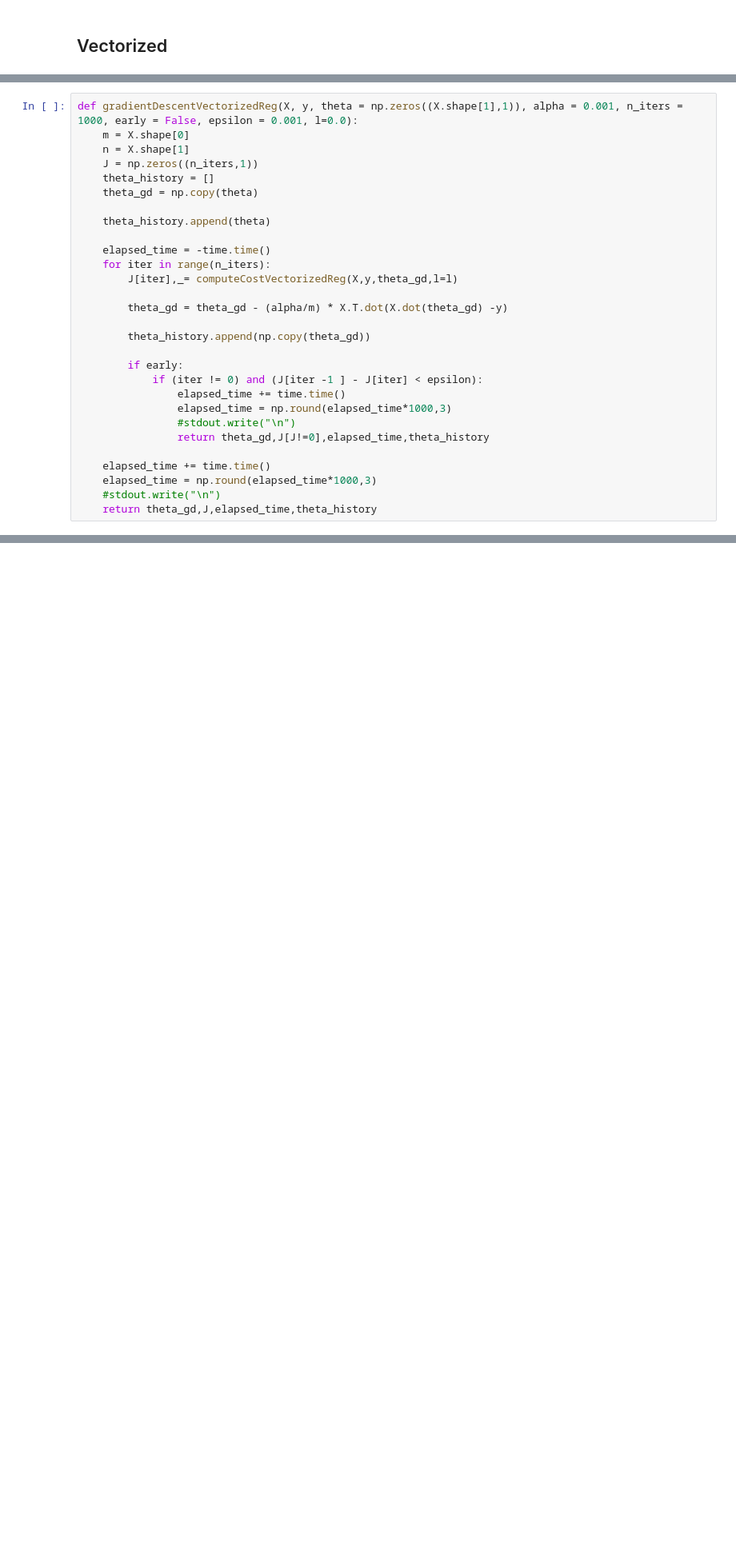
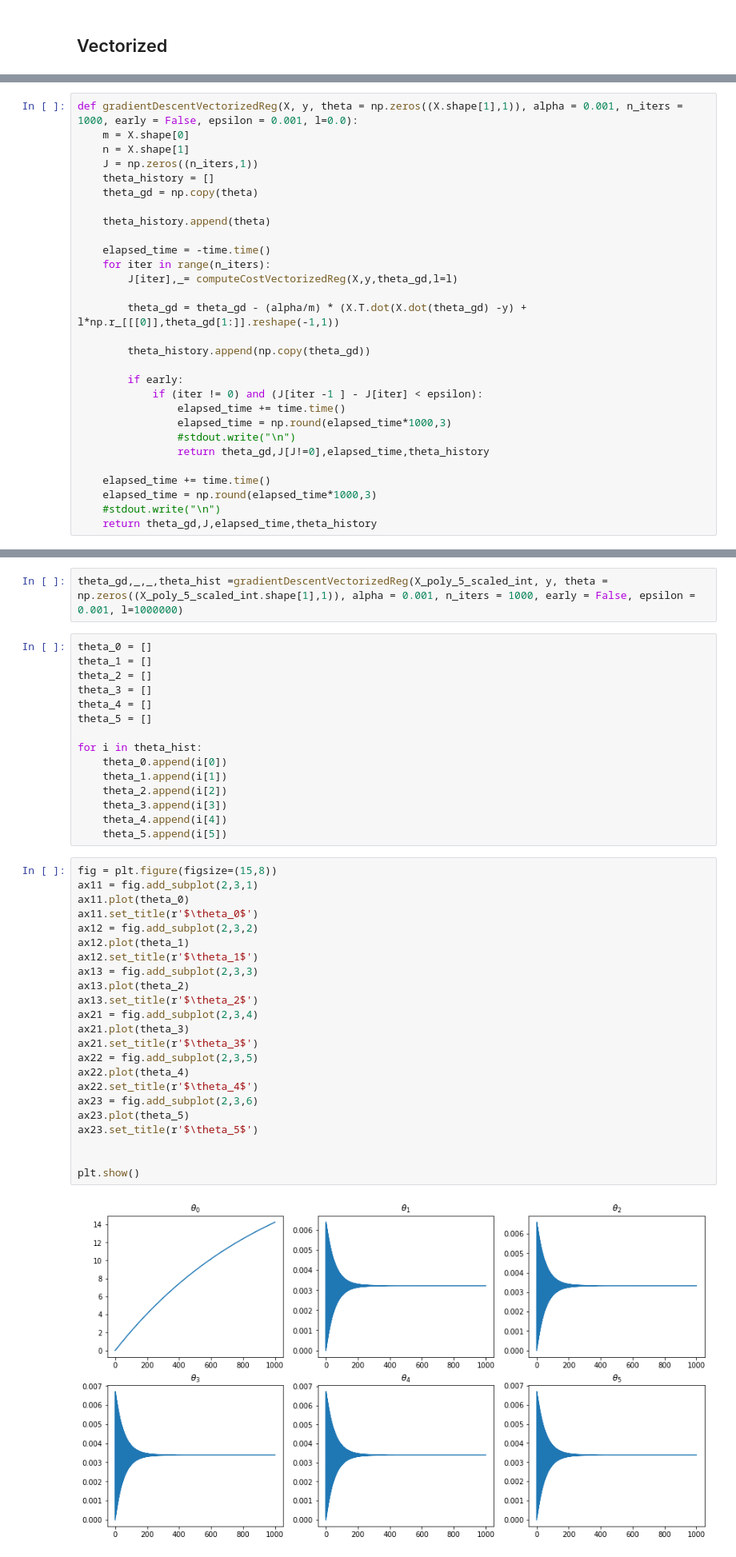
Before and after one commit to Zeruel92/hpc_exercices, a Jupyter notebook: Regularization/Regularization.ipynb, the cells around one changed output, grey strips where cells are left out. Shown: that part at 80% size. Saved outputs shown, nothing was run; the diff lists cells and outputs as text; blank space fills up the shorter version.

Commit message:
normal equation reg gradient vectorized reg plots

```diff
--- a/Regularization/Regularization.ipynb
+++ b/Regularization/Regularization.ipynb
@@ -184,7 +184,7 @@ def gradientDescentVectorizedReg(X, y, theta = np.zeros((X.shape[1],1)), alpha =
     for iter in range(n_iters):
         J[iter],_= computeCostVectorizedReg(X,y,theta_gd,l=l)
 
-        theta_gd = theta_gd - (alpha/m) * X.T.dot(X.dot(theta_gd) -y)
+        theta_gd = theta_gd - (alpha/m) * (X.T.dot(X.dot(theta_gd) -y) + l*np.r_[[[0]],theta_gd[1:]].reshape(-1,1))
 
         theta_history.append(np.copy(theta_gd))
 
@@ -205,0 +248,42 @@ computeCostVectorizedReg(X_poly_2_scaled_int, y, theta = np.zeros((X_poly_2_scal
+# %%
+theta_gd,_,_,theta_hist =gradientDescentVectorizedReg(X_poly_5_scaled_int, y, theta = np.zeros((X_poly_5_scaled_int.shape[1],1)), alpha = 0.001, n_iters = 1000, early = False, epsilon = 0.001, l=1000000)
+# %%
+theta_0 = []
+theta_1 = []
+theta_2 = []
+theta_3 = []
+theta_4 = []
+theta_5 = []
+
+for i in theta_hist:
+    theta_0.append(i[0])
+    theta_1.append(i[1])
+    theta_2.append(i[2])
+    theta_3.append(i[3])
+    theta_4.append(i[4])
+    theta_5.append(i[5])
+# %%
+fig = plt.figure(figsize=(15,8))
+ax11 = fig.add_subplot(2,3,1)
+ax11.plot(theta_0)
+ax11.set_title(r'$\theta_0$')
+ax12 = fig.add_subplot(2,3,2)
+ax12.plot(theta_1)
+ax12.set_title(r'$\theta_1$')
+ax13 = fig.add_subplot(2,3,3)
+ax13.plot(theta_2)
+ax13.set_title(r'$\theta_2$')
+ax21 = fig.add_subplot(2,3,4)
+ax21.plot(theta_3)
+ax21.set_title(r'$\theta_3$')
+ax22 = fig.add_subplot(2,3,5)
+ax22.plot(theta_4)
+ax22.set_title(r'$\theta_4$')
+ax23 = fig.add_subplot(2,3,6)
+ax23.plot(theta_5)
+ax23.set_title(r'$\theta_5$')
+
+
+plt.show()
+# %% [output]
+[figure, added]
```
Also changed, not shown: parts of 12 cells of this notebook.
